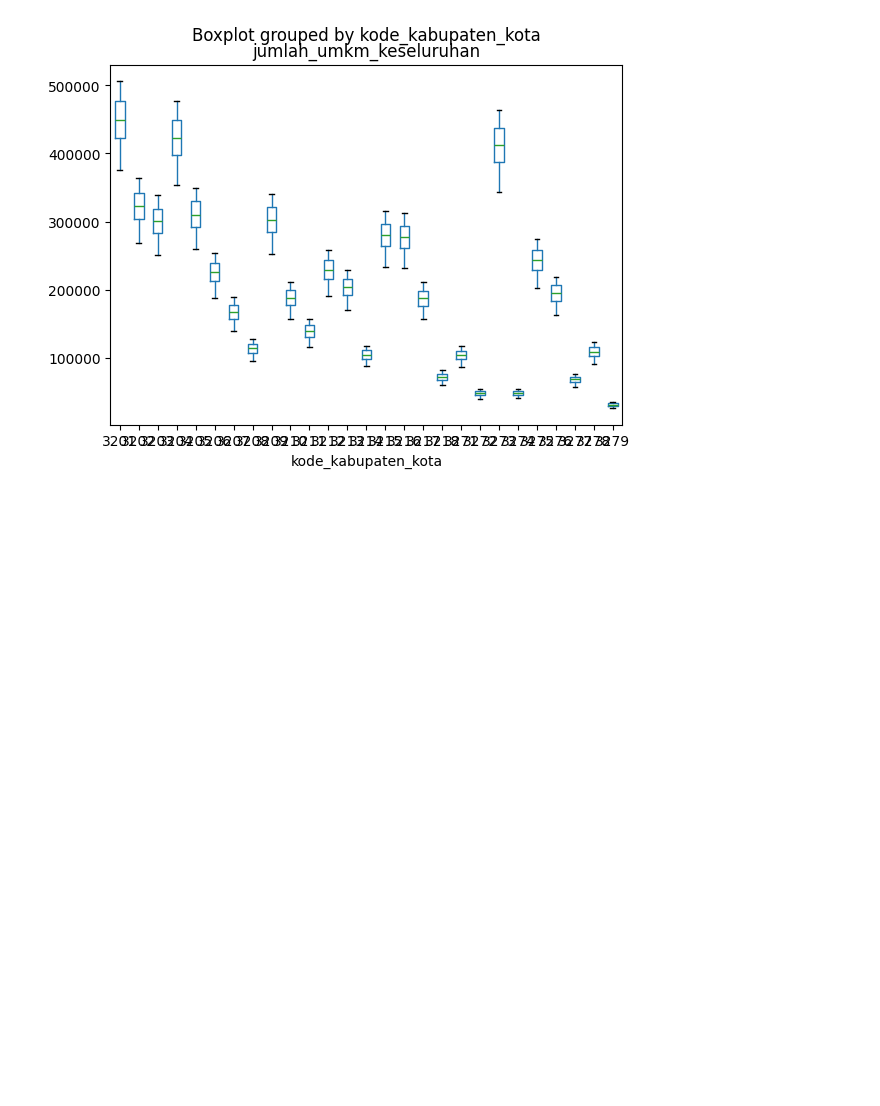
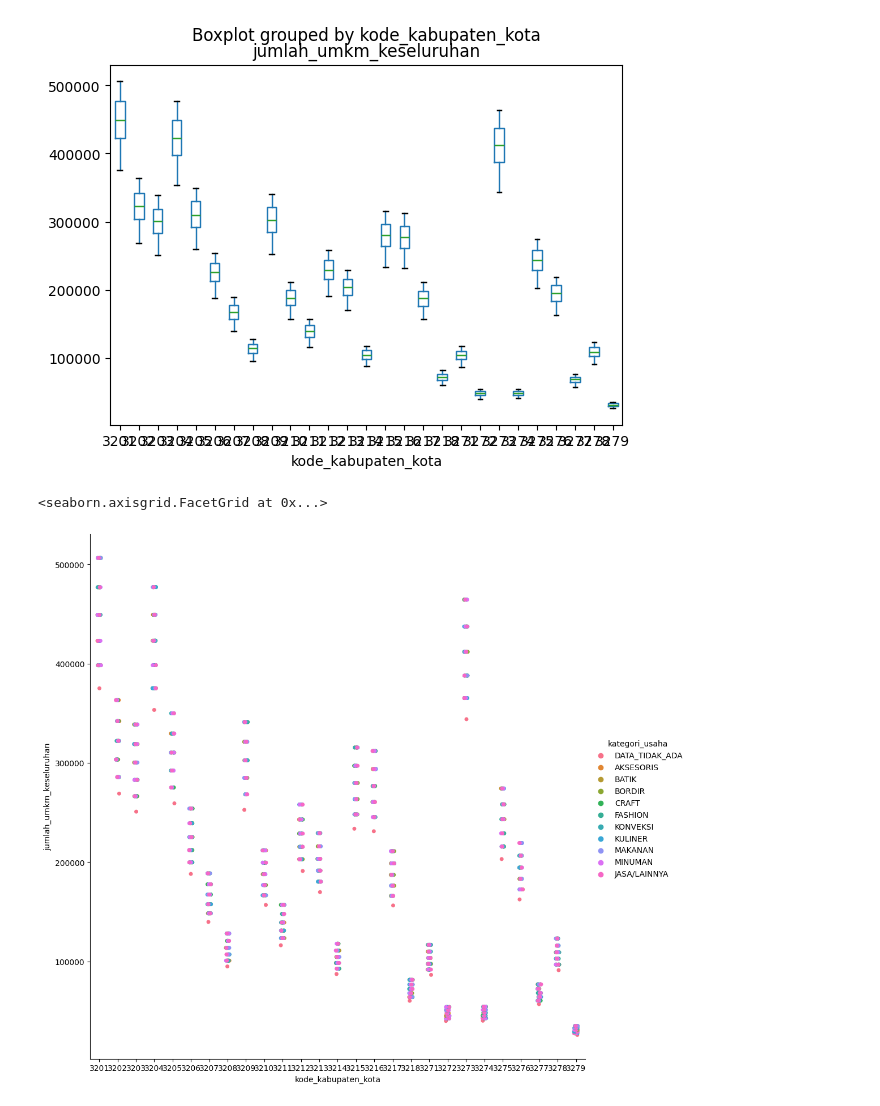
Before and after one commit to AlfiFaiz/data_mining, a Jupyter notebook: kelompok 4.ipynb, the cells around one changed output. Drawn from its saved outputs; the diff is of its cells as text; code cells hidden in the pictures; blank space fills up the shorter version.

Commit message:
data_baru_ada_kategori2

```diff
--- a/kelompok 4.ipynb
+++ b/kelompok 4.ipynb
@@ -82,3 +82,8 @@ df3.boxplot(by ='kode_kabupaten_kota', column =['jumlah_umkm_keseluruhan'], grid
 # %% [output]
 <Axes: title={'center': 'jumlah_umkm_keseluruhan'}, xlabel='kode_kabupaten_kota'>
 [figure]
+# %%
+sns.catplot(x="kode_kabupaten_kota", y="jumlah_umkm_keseluruhan", hue="kategori_usaha", data=df3, height=10)
+# %% [output]
+<seaborn.axisgrid.FacetGrid at 0x...>
+[figure, added]
```
